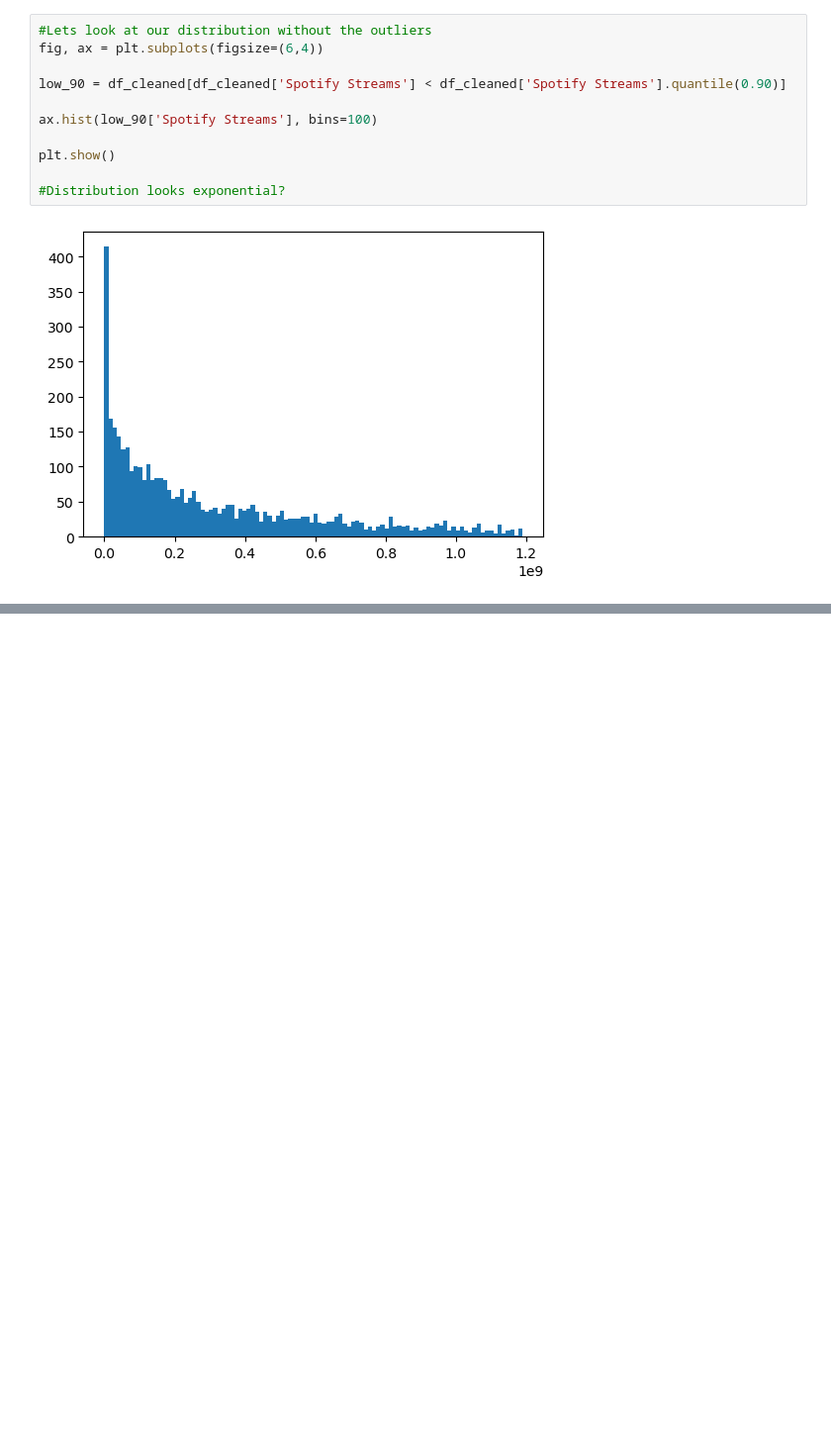
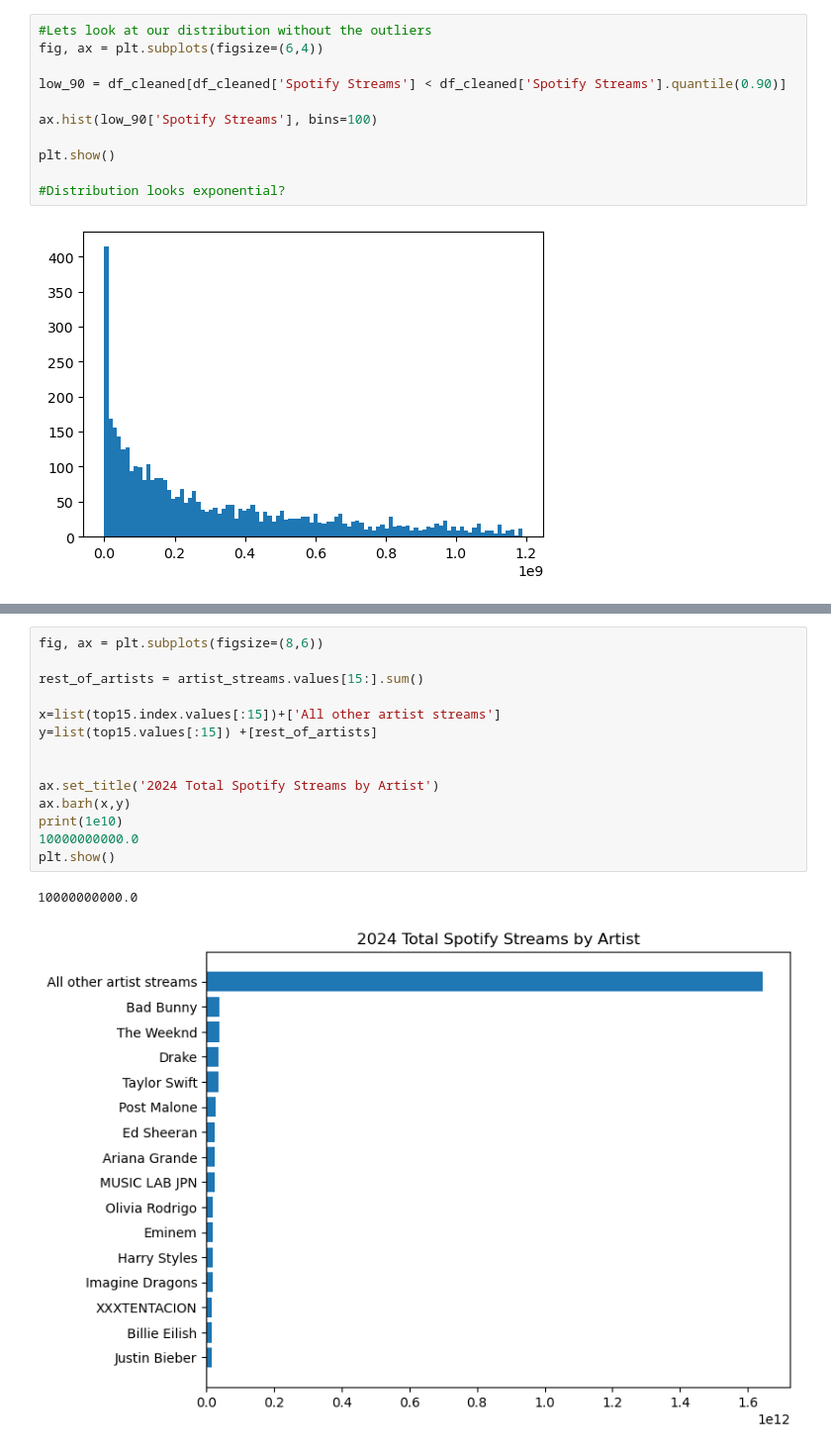
Before and after one commit to al-gent/msds_593_final, a Jupyter notebook: final.ipynb, the cells around one changed output, grey strips where cells are left out. Shown: that part at 99% size. Drawn from its saved outputs; the diff is of its cells as text; blank space fills up the shorter version.

```diff
--- a/final.ipynb
+++ b/final.ipynb
@@ -143,0 +251,17 @@ plt.show()
+# %%
+fig, ax = plt.subplots(figsize=(8,6))
+
+rest_of_artists = artist_streams.values[15:].sum()
+
+x=list(top15.index.values[:15])+['All other artist streams']
+y=list(top15.values[:15]) +[rest_of_artists]
+
+
+ax.set_title('2024 Total Spotify Streams by Artist')
+ax.barh(x,y)
+print(1e10)
+10000000000.0
+plt.show()
+# %% [output]
+10000000000.0
+[figure, added]
```
Also changed, not shown: parts of 8 cells of this notebook, 1 other file.
